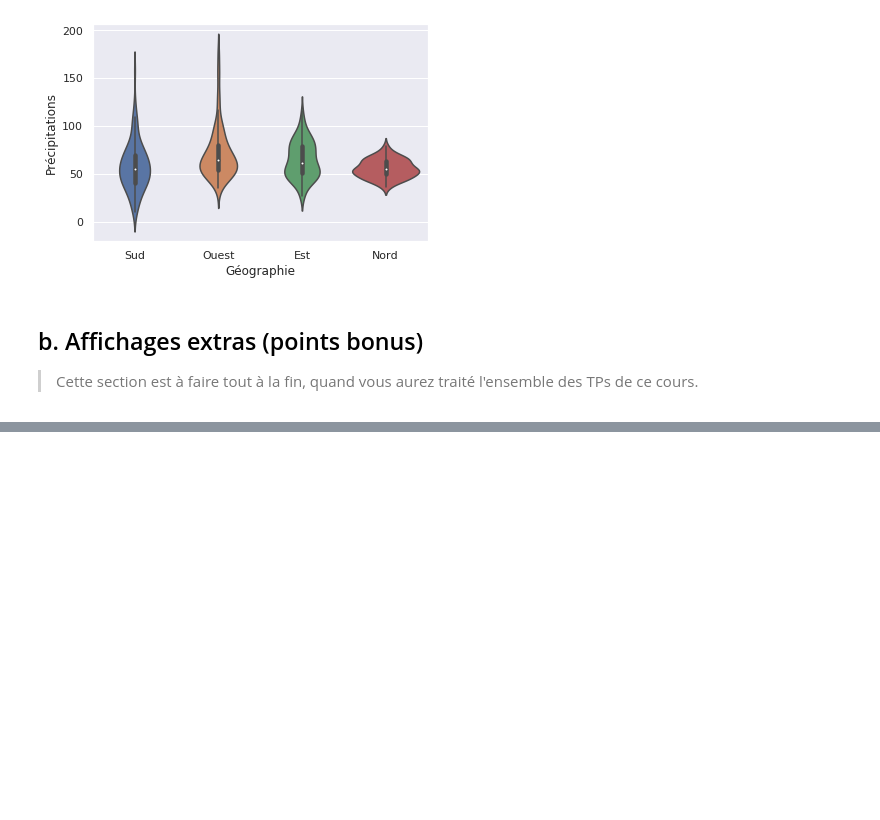
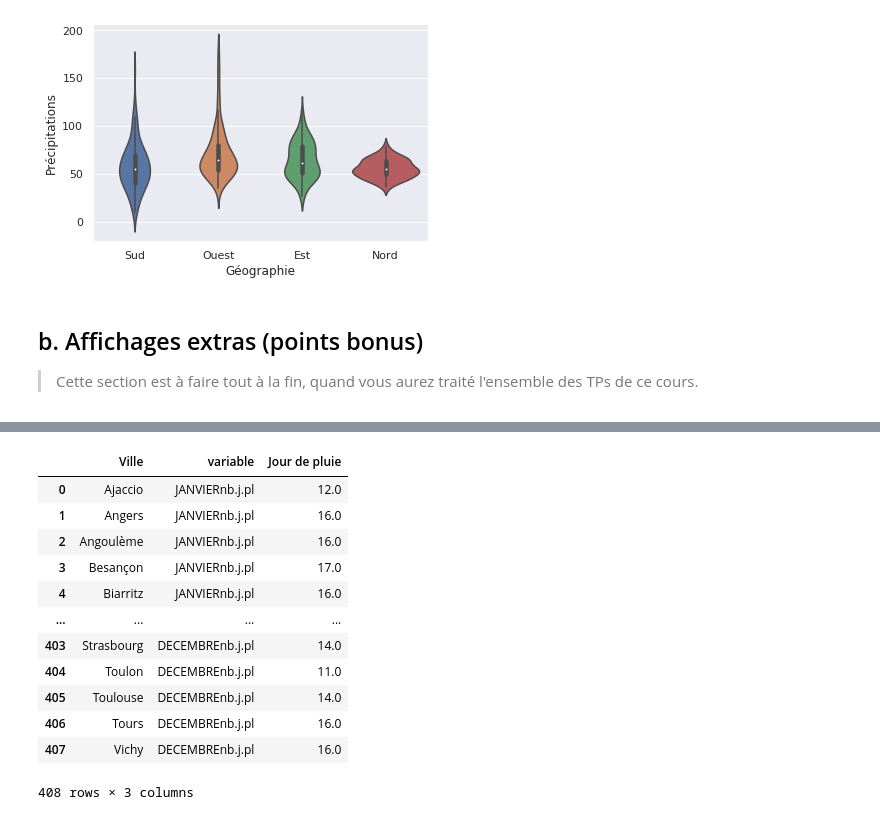
Before and after one commit to campusplage/compte-rendus-calmdown, a Jupyter notebook: TP1_pandas.ipynb, the cells around one changed output, grey strips where cells are left out. Cells and saved outputs as stored; diff of their text form; code cells hidden in the pictures; blank space fills up the shorter version.

```diff
--- a/TP1_pandas.ipynb
+++ b/TP1_pandas.ipynb
@@ -478,3 +497,20 @@ Réalisez toute sorte d'affichage sur ces données que vous pourriez trouver jol
 Ci-dessous, un exemple, mais soyez créatifs !!
 
 ![image.png](embedded-picture-1)
+# %%
+df = raw_data.iloc[:,13:25].reset_index().melt(id_vars = 'Ville', value_name='Jour de pluie')
+df
+# %% [output]
+|  | Ville | variable | Jour de pluie |
+| 0 | Ajaccio | JANVIERnb.j.pl | 12.0 |
+| 1 | Angers | JANVIERnb.j.pl | 16.0 |
+| 2 | Angoulème | JANVIERnb.j.pl | 16.0 |
+| 3 | Besançon | JANVIERnb.j.pl | 17.0 |
+| 4 | Biarritz | JANVIERnb.j.pl | 16.0 |
+| ... | ... | ... | ... |
+| 403 | Strasbourg | DECEMBREnb.j.pl | 14.0 |
+| 404 | Toulon | DECEMBREnb.j.pl | 11.0 |
+| 405 | Toulouse | DECEMBREnb.j.pl | 14.0 |
+| 406 | Tours | DECEMBREnb.j.pl | 16.0 |
+| 407 | Vichy | DECEMBREnb.j.pl | 16.0 |
+408 rows × 3 columns
```
Also changed, not shown: parts of 5 cells of this notebook.
